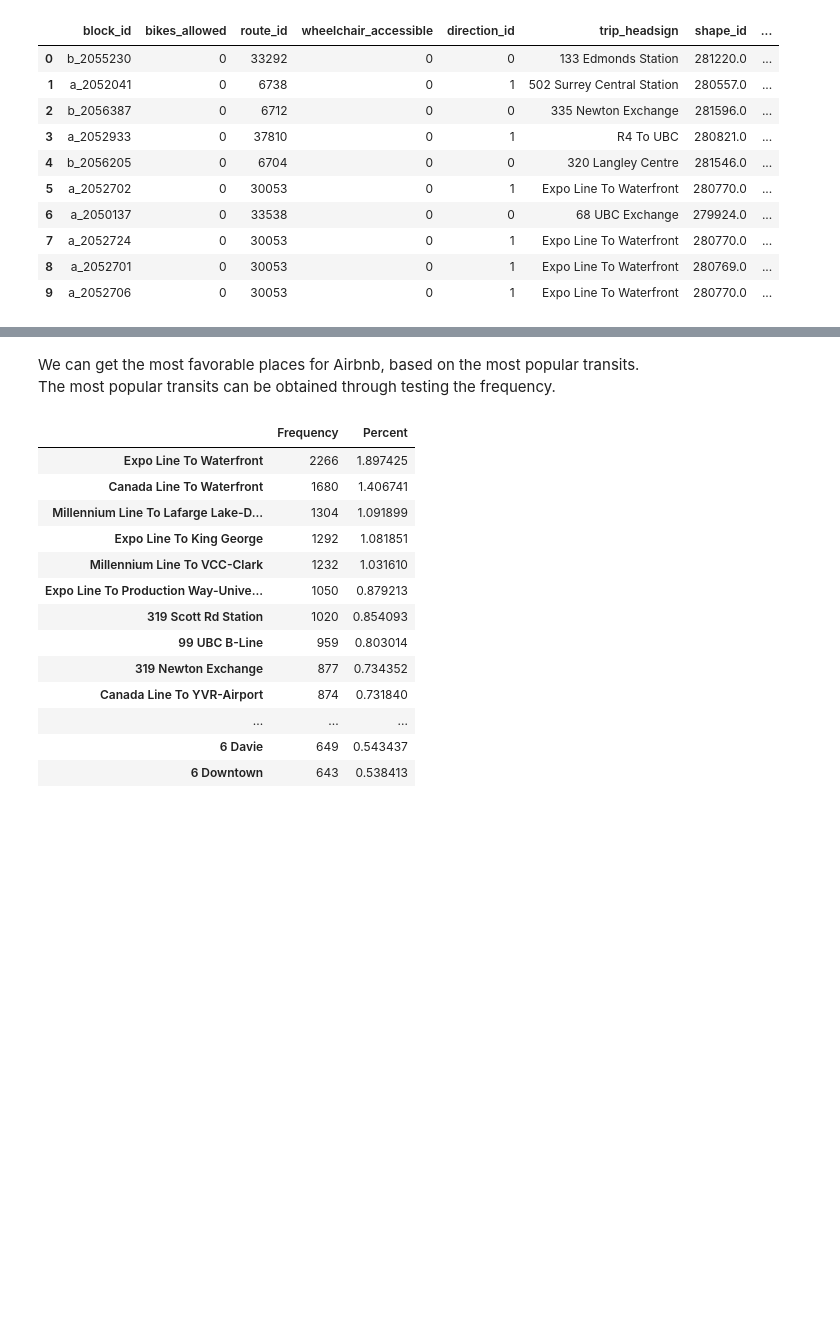
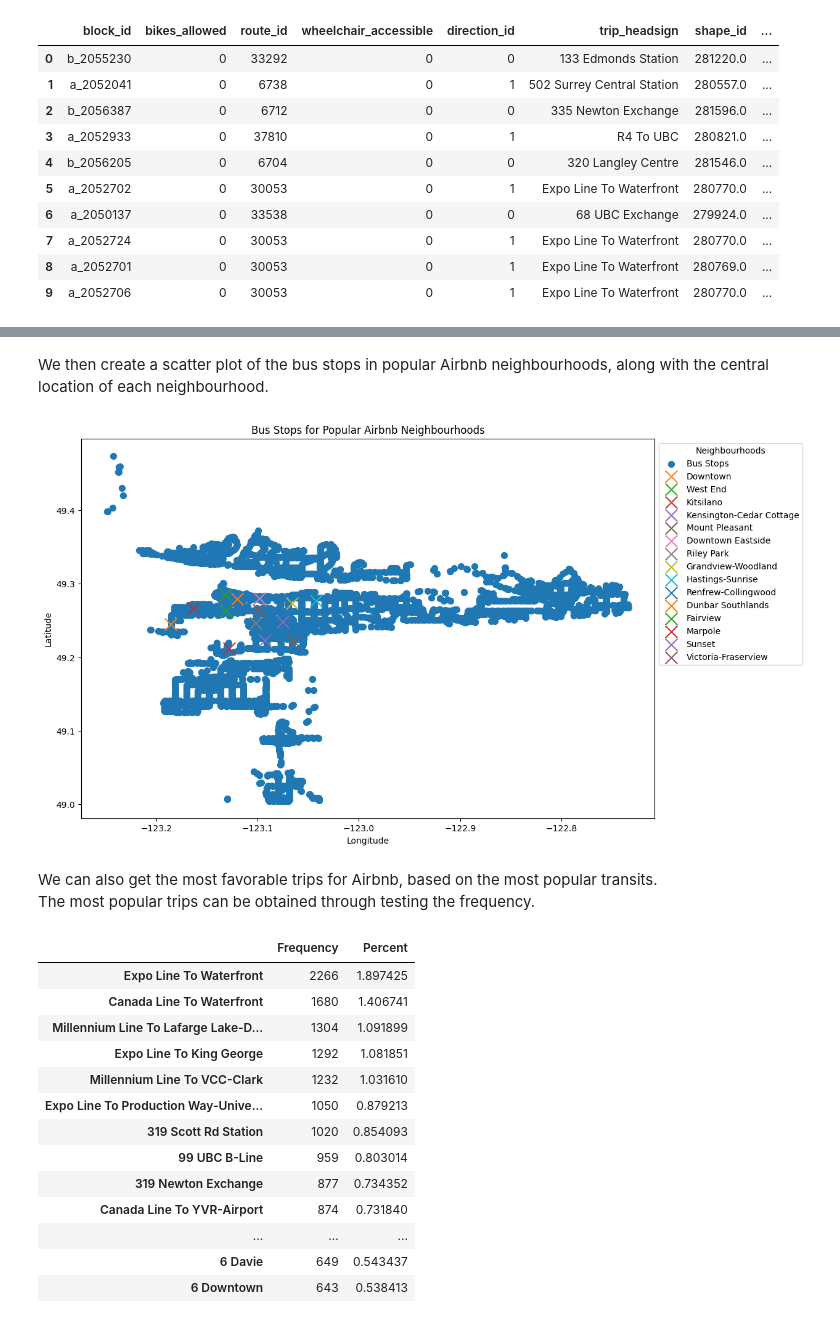
Before and after one commit to StellaLii/Airbnb-Project, a Jupyter notebook: Q1/EDA_1.ipynb, the cells around one changed output, grey strips where cells are left out. Cells and saved outputs as stored; diff of their text form; code cells hidden in the pictures; blank space fills up the shorter version.

```diff
--- a/Q1/EDA_1.ipynb
+++ b/Q1/EDA_1.ipynb
@@ -533,0 +618,4 @@ stops_df.head(10)
+# %%
+#drop the useless column
+columns_to_drop = ['stop_url', 'parent_station', 'stop_desc']
+stops_df = stops_df.drop(columns=columns_to_drop)
@@ -533,0 +643,2 @@ stops_df.head(10)
+# %%
+bus_stops_for_popular_regions = stops_df.merge(freq_location_merged, left_on='closest_neighbourhood', right_on='neighbourhood')
@@ -533,0 +647,3 @@ stops_df.head(10)
+# %%
+columns_to_select = ['neighbourhood', 'Frequency', 'Percent', 'stop_name', 'stop_lat', 'stop_lon', 'distance_to_neighbourhood']
+bus_stops_for_popular_regions = bus_stops_for_popular_regions[columns_to_select]
@@ -534,6 +666,29 @@ stops_df.head(10)
+# %% [markdown]
+We then create a scatter plot of the bus stops in popular Airbnb neighbourhoods, along with the central location of each neighbourhood.
+# %%
+import matplotlib.pyplot as plt
+
+# Set the figure size
+plt.figure(figsize=(12, 8))
+
+# Create a scatter plot using the latitude and longitude of bus stops
+plt.scatter(bus_stops_for_popular_regions['stop_lon'], bus_stops_for_popular_regions['stop_lat'], label='Bus Stops', s=50)
+
+# Plot the Airbnb locations for each neighbourhood
+for _, row in freq_location_merged.iterrows():
+    plt.scatter(row['longitude'], row['latitude'], label=row['neighbourhood'], marker='x', s=200)
+
+# Add labels, legend, and show the plot
+plt.xlabel('Longitude')
+plt.ylabel('Latitude')
+plt.title('Bus Stops for Popular Airbnb Neighbourhoods')
+plt.legend(loc='upper left', bbox_to_anchor=(1, 1), title='Neighbourhoods')  # Move the legend to the right
+plt.show()
+# %% [output]
+[figure, added]
 # %% [markdown]
-We can get the most favorable places for Airbnb, based on the most popular transits.<br>
-The most popular transits can be obtained through testing the frequency.
+We can also get the most favorable trips for Airbnb, based on the most popular transits.<br>
+The most popular trips can be obtained through testing the frequency.
 # %%
 freq_trips = pd.DataFrame({
     'Frequency': trips_df['trip_headsign'].value_counts(),
```
Also changed, not shown: parts of 27 cells of this notebook.
